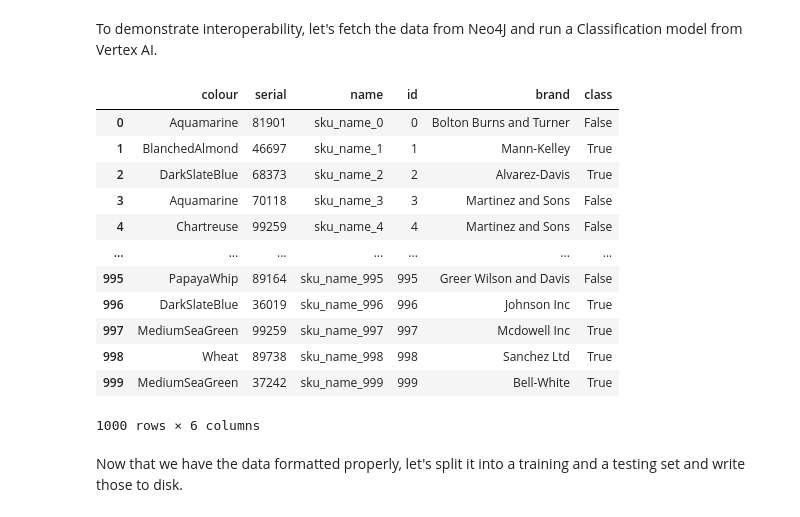
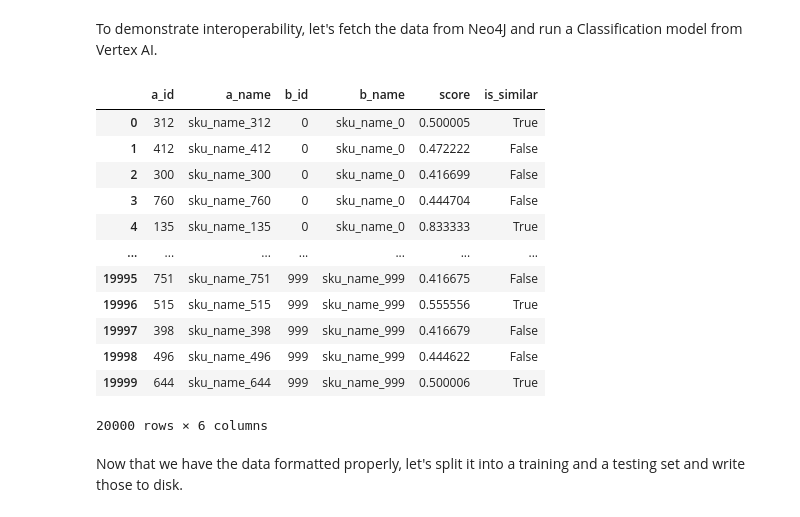
Before and after one commit to ezhilvendhan/ecommerce-demo-gds-vertex-ai, a Jupyter notebook: similarity.ipynb, the cells around one changed output. Cells and saved outputs as stored; diff of their text form; code cells hidden in the pictures.

Commit message:
Fix Similarity Algo

```diff
--- a/similarity.ipynb
+++ b/similarity.ipynb
@@ -216,9 +224,11 @@ First we're going to create an in memory graph represtation of the data in Neo4j
 # %%
 result = gds.run_cypher(
   """
-    CALL gds.graph.project('similarity-graph',
-      ['Product', 'SKU'],
-      '*'
+    CALL gds.graph.project(
+      'similarity-graph',
+      'SKU',
+      '*',
+      {nodeProperties:['brand', 'colour', 'serial']}
     )
   """
 )
@@ -255,10 +265,15 @@ Nowe we can use NodeSimilarity Algorithm to find similar nodes. You can learn mo
 # %%
 result = gds.run_cypher(
   """
-  CALL gds.nodeSimilarity.mutate('similarity-graph',{
-    mutateRelationshipType: 'SIMILAR',
-    mutateProperty:'score'
+  CALL gds.knn.write('similarity-graph', {
+      writeRelationshipType: 'IS_SIMILAR',
+      writeProperty: 'score',
+      topK: 10,
+      randomSeed: 42,
+      concurrency: 1,
+      nodeProperties: ['brand', 'colour', 'serial']
   })
+  YIELD nodesCompared, relationshipsWritten
   """
 )
 display(result)
@@ -268,11 +282,0 @@ display(result)
-# %%
-result = gds.run_cypher(
-  """
-  CALL gds.nodeSimilarity.write('similarity-graph', {
-      writeRelationshipType: 'SIMILAR',
-      writeProperty: 'score'
-  })
-  YIELD nodesCompared, relationshipsWritten
-  """
-)
-display(result)
@@ -282,7 +283,7 @@ display(result)
 # %%
 result = gds.run_cypher(
   """
-    MATCH (n:SKU) RETURN n
+    MATCH (n:SKU)-[s:IS_SIMILAR]-(p:SKU) RETURN n.id as a_id, n.name as a_name, p.id as b_id, p.name as b_name, s.score as score
   """
 )
 display(result)
@@ -304,24 +305,23 @@ display(result)
 To demonstrate interoperability, let's fetch the data from Neo4J and run a Classification model from Vertex AI.
 # %%
 import pandas as pd
-df = pd.DataFrame([dict(record.items()) for record in result['n']])
-df = df.drop(columns=['attributes'])
-df['class'] = df.apply(lambda row: True if (len(row['brand']) < 15) else False,axis=1)
+df = result
+df['is_similar'] = df.apply(lambda row: True if (row['score'] > 0.5) else False,axis=1)
 df
 # %% [output]
-|  | colour | serial | name | id | brand | class |
-| 0 | Aquamarine | 81901 | sku_name_0 | 0 | Bolton Burns and Turner | False |
-| 1 | BlanchedAlmond | 46697 | sku_name_1 | 1 | Mann-Kelley | True |
-| 2 | DarkSlateBlue | 68373 | sku_name_2 | 2 | Alvarez-Davis | True |
-| 3 | Aquamarine | 70118 | sku_name_3 | 3 | Martinez and Sons | False |
-| 4 | Chartreuse | 99259 | sku_name_4 | 4 | Martinez and Sons | False |
+|  | a_id | a_name | b_id | b_name | score | is_similar |
+| 0 | 312 | sku_name_312 | 0 | sku_name_0 | 0.500005 | True |
+| 1 | 412 | sku_name_412 | 0 | sku_name_0 | 0.472222 | False |
+| 2 | 300 | sku_name_300 | 0 | sku_name_0 | 0.416699 | False |
+| 3 | 760 | sku_name_760 | 0 | sku_name_0 | 0.444704 | False |
+| 4 | 135 | sku_name_135 | 0 | sku_name_0 | 0.833333 | True |
 | ... | ... | ... | ... | ... | ... | ... |
-| 995 | PapayaWhip | 89164 | sku_name_995 | 995 | Greer Wilson and Davis | False |
-| 996 | DarkSlateBlue | 36019 | sku_name_996 | 996 | Johnson Inc | True |
-| 997 | MediumSeaGreen | 99259 | sku_name_997 | 997 | Mcdowell Inc | True |
-| 998 | Wheat | 89738 | sku_name_998 | 998 | Sanchez Ltd | True |
-| 999 | MediumSeaGreen | 37242 | sku_name_999 | 999 | Bell-White | True |
+| 19995 | 751 | sku_name_751 | 999 | sku_name_999 | 0.416675 | False |
+| 19996 | 515 | sku_name_515 | 999 | sku_name_999 | 0.555556 | True |
+| 19997 | 398 | sku_name_398 | 999 | sku_name_999 | 0.416679 | False |
+| 19998 | 496 | sku_name_496 | 999 | sku_name_999 | 0.444622 | False |
+| 19999 | 644 | sku_name_644 | 999 | sku_name_999 | 0.500006 | True |
-1000 rows × 6 columns
+20000 rows × 6 columns
 # %% [markdown]
 Now that we have the data formatted properly, let's split it into a training and a testing set and write those to disk.
 # %%
```
Also changed, not shown: parts of 14 cells of this notebook.
